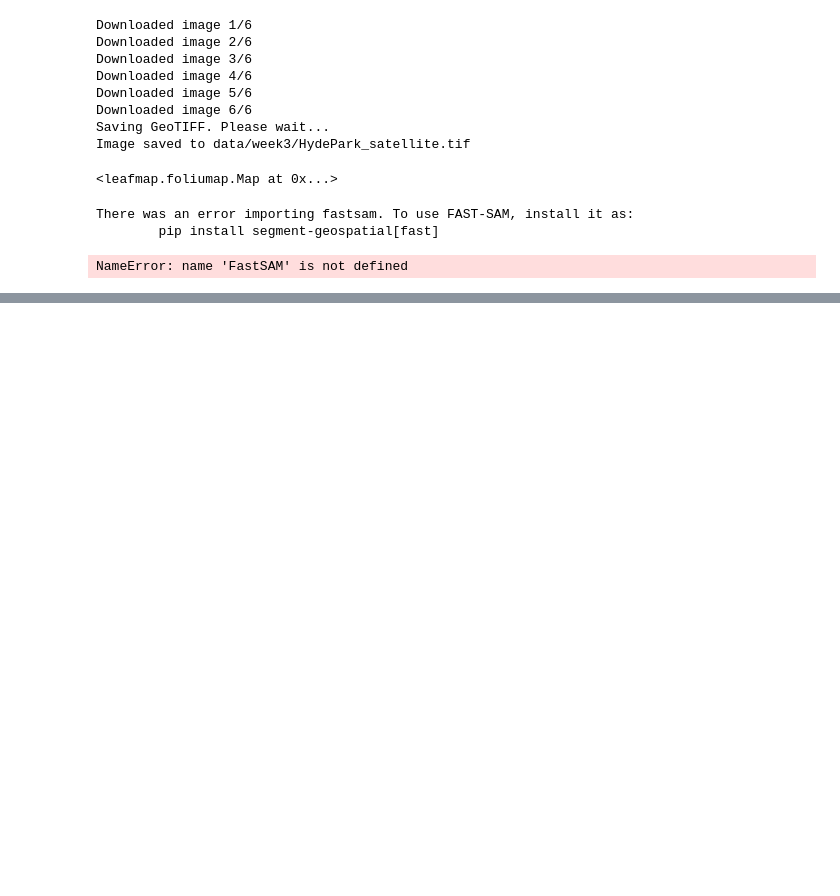
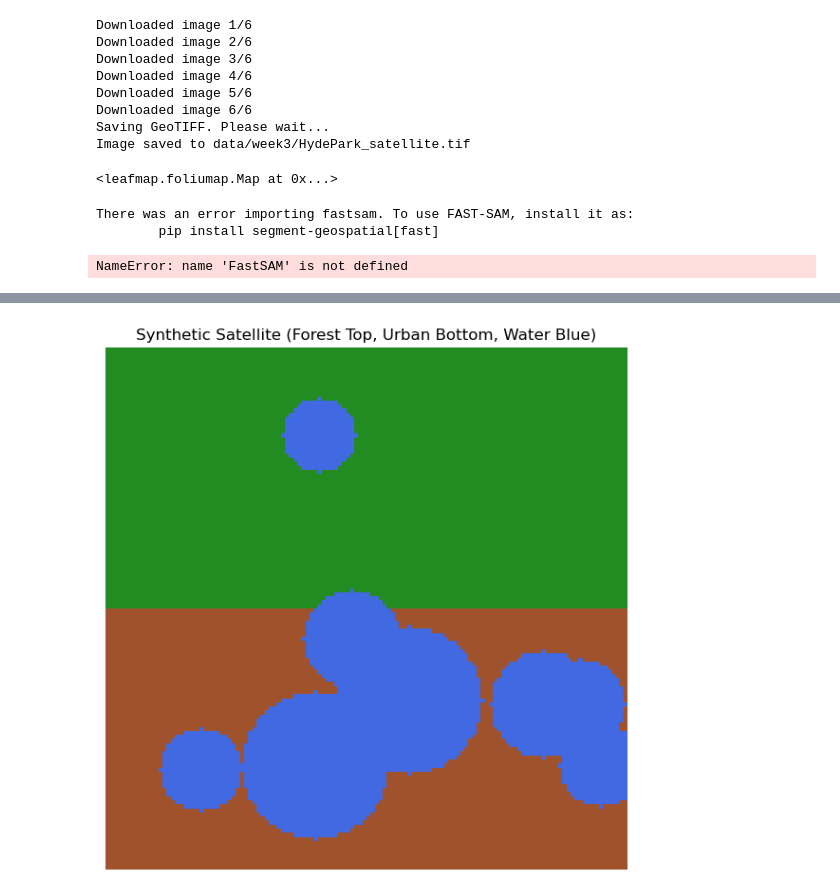
Before and after one commit to edsml-oac23/EnvDataScience-guide, a Jupyter notebook: notebooks/week3/SAM_Geo.ipynb, the cells around one changed output, grey strips where cells are left out. Saved outputs shown, nothing was run; the diff lists cells and outputs as text; code cells hidden in the pictures; blank space fills up the shorter version.

```diff
--- a/notebooks/week3/SAM_Geo.ipynb
+++ b/notebooks/week3/SAM_Geo.ipynb
@@ -612,0 +891,83 @@ NameError: name 'FastSAM' is not defined
+# %%
+# 3.2 Foundation Models for Segmentation (SAM from opengeos/segment-geospatial)
+# Teaches: Zero-shot segmentation (foundation models), spatial patches, LULCC environmental impacts
+# Run in edsml-oac23-guide dev container (samgeo auto-downloads ~300MB vit_b on first run)
+
+import numpy as np
+import matplotlib.pyplot as plt
+from samgeo import SamGeo  # Core class (checkpoint=None auto-downloads)
+
+print("✅ samgeo imported! Foundation model ready (inspired by opengeos-segment-geospatial)")
+
+# Step 1: Synthetic satellite raster (128x128 RGB: Forest=green, Urban=brown, Water=blue patches)
+# Simulates Sentinel-2 for LULCC (land use/land cover change)
+np.random.seed(42)
+h, w = 128, 128
+image = np.zeros((h, w, 3), dtype=np.uint8)
+image[:h//2, :] = [34, 139, 34]   # Top: Forest (forest green)
+image[h//2:, :] = [160, 82, 45]   # Bottom: Urban (saddle brown)
+# Scatter water bodies (environmental: shrinking lakes due to drought?)
+for _ in range(8):
+    y, x = np.random.randint(0, h, 2)
+    r = np.random.randint(8, 20)
+    yy, xx = np.ogrid[:h, :w]
+    mask = (xx - x)**2 + (yy - y)**2 <= r**2
+    image[mask] = [65, 105, 225]   # Blue
+
+fig, ax = plt.subplots(figsize=(6, 6))
+ax.imshow(image)
+ax.set_title('Synthetic Satellite (Forest Top, Urban Bottom, Water Blue)')
+ax.axis('off')
+plt.tight_layout()
+plt.show()
+
+# Step 2: Load SAM foundation model (vit_b = lightweight, auto-downloads to ~/Downloads/sam_vit_b_01ec64.pth)
+sam = SamGeo(
+    model_type="vit_b",     # vit_b (fast), vit_l, or vit_h (heavy)
+    checkpoint=None,        # Auto-download! (first run only)
+    device="cpu",           # CPU for dev container (change to "cuda" if GPU)
+    automatic=True          # Enables everything mode below
+)
+
+# Step 3: Segment everything (zero-shot: detects all objects w/o prompts/training)
+# Foundation model embeds image → predicts masks (spatial thinking: patches as vectors)
+sam.set_image(image)  # Numpy array OK (no file needed!)
+masks = sam.generate(
+    everything=True,      # "Segment everything" mode (like opengeos examples)
+    batch=True,           # Fast for small images
+    multimask=False       # Single mask per object
+)
+
+print(f"✅ Segmented {len(sam.all_objects)} patches! (e.g., forest fragments, urban blocks, water)")
+
+# Step 4: Visualize overlays (spatial analysis: count patches for fragmentation)
+fig, axes = plt.subplots(1, 2, figsize=(12, 5))
+
+# Original
+axes[0].imshow(image)
+axes[0].set_title('Original (LULCC Simulation)')
+axes[0].axis('off')
+
+# Segmented (color each patch randomly for visibility)
+overlay = image.astype(np.float32)
+for obj in sam.all_objects:  # Access masks directly (no show_masks!)
+    color = np.random.uniform(0.5, 1.0, 3)  # Bright random color
+    overlay[obj] = overlay[obj] * 0.4 + np.array(color) * 0.6
+
+axes[1].imshow(overlay.astype(np.uint8))
+axes[1].set_title('SAM Segments (Colored = Objects Detected)')
+axes[1].axis('off')
+
+plt.tight_layout()
+plt.show()
+
+# Step 5: Environmental + Spatial Thinking (tie to Imperial MSc concepts)
+forest_patch_ratio = np.sum([np.any(obj) for obj in sam.all_objects[:len(sam.all_objects)//2]]) / len(sam.all_objects)
+print(f"\n🌍 INSIGHTS (LULCC Example):")
+print(f"- Detected {len(sam.all_objects)} spatial patches (e.g., {forest_patch_ratio*100:.0f}% forest-like)")
+print(f"- Spatial thinking: Patches show fragmentation (urban edges split forest)")
+print(f"- Environmental: Simulates deforestation (bottom urban growth → biodiversity loss, CO2 ↑)")
+print(f"- Foundation model power: Zero-shot embeddings detect w/o labels (vs. train RF/sklearn)")
+print(f"\n📈 ASSIGNMENT: Modify image (add drought=less blue), re-run, compare patch counts.")
+print(f"   Extend: Use real STAC climate data (Week 1) + SAM for vineyard change (1.4-smart-vineyard).")
+# %% [output]
@@ -612,0 +975 @@ NameError: name 'FastSAM' is not defined
+[figure, added]
```
Also changed, not shown: parts of 16 cells of this notebook, 1 other file.
